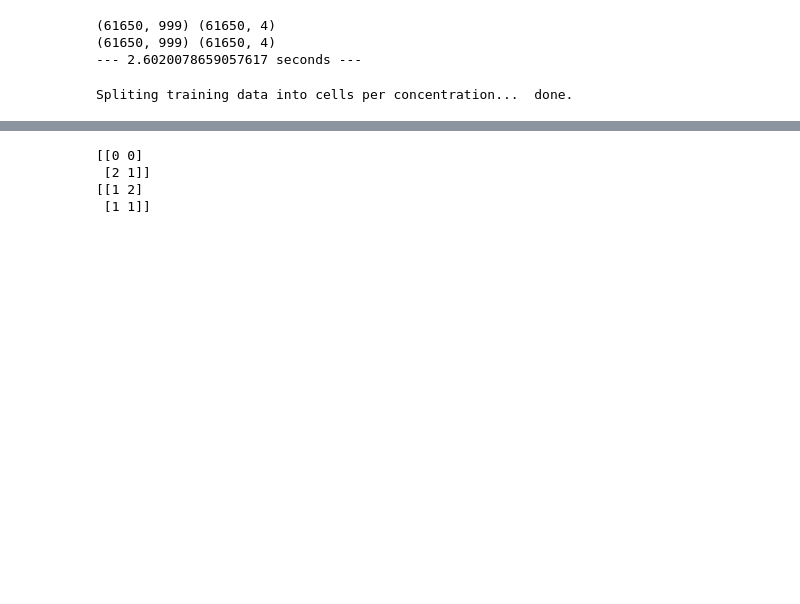
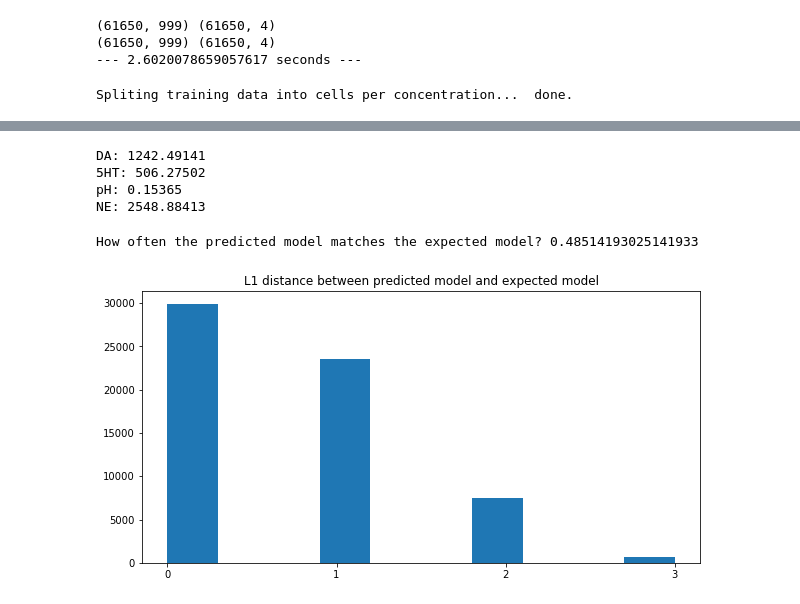
Before and after one commit to CSC-UW/InceptionTime, a Jupyter notebook: glmnet_cf_ensemble.ipynb, the cells around one changed output, grey strips where cells are left out. Cells and saved outputs as stored; diff of their text form; code cells hidden in the pictures; blank space fills up the shorter version.

```diff
--- a/glmnet_cf_ensemble.ipynb
+++ b/glmnet_cf_ensemble.ipynb
@@ -233,42 +312,50 @@ with open(output_file, 'wb') as f:
 # %%
-
-# find the model with predictions closest to original range (sum over all analytes) and compute RMSE of each analyte for that model
-
-# generate the predictions for each model
-y_hats = np.zeros((len(models), y_val.shape[0], y_val.shape[1]))
-for (ix, x) in enumerate(models):
-    print(f'{ix} of {nx} ({x})')
-    model = models[x]
-# #     y_hat = cvglmnetPredict(fit, newx = x_val, s='lambda_min')
-    y_hat = cvglmnetPredict(model, newx = x_val, s='lambda_1se')
-#     y_hat = y_val[:,:,None]*(1.+0.1*np.random.randn(y_val.shape[0], y_val.shape[1], 1))
-    y_hats[ix,:,:] = y_hat[:,:,0]
-
+# print(ranges)
 # compute the differences to original intervals
 diff_y_hats = np.zeros(y_hats[:,:,analytes].shape)
+diff_y_true = np.zeros(y_hats[:,:,analytes].shape)
 for (ix,x) in enumerate(models):
+#     print(x)
     for ia in range(len(analytes)):
+#         print(ix, ia, analytes[ia], x[ia], ranges[ia][x[ia]])
         diff_y_hats[ix,:,ia] = (y_hats[ix,:,analytes[ia]] - ranges[ia][x[ia]])**2
+        # save that for comparing how often the predicted model matches the "ideal" model
+        diff_y_true[ix,:,ia] = (y_to_pred[:,analytes[ia]] - ranges[ia][x[ia]])**2
 
 # find the model with sum of predictions closest to original intervals
-model_e = np.sum(diff_y_hats,axis=2)
+model_e = np.sqrt(np.sum(diff_y_hats,axis=2)) # take sqrt to make it easier to debug, doesn't change the ordering
 min_idx = model_e.argmin(axis=0)
 
 # compute the RMSE for each sample (there is certainly a more pythonic way to do that, but that works)
 rmse = np.zeros((4,), dtype=np.float64)
 for (sample_idx, model_idx) in enumerate(min_idx):
-    rmse += (y_hats[model_idx, sample_idx, :] - y_val[sample_idx, :])**2/y_val.shape[0]
+    rmse += (y_hats[model_idx, sample_idx, :] - y_to_pred[sample_idx, :])**2/y_to_pred.shape[0]
+
 rmse = np.sqrt(rmse)
 
 for (armse, name) in zip(rmse,names):
     print('%s: %4.5f'%(name,armse), flush=True)
+# %% [output]
+DA: 1242.49141
+5HT: 506.27502
+pH: 0.15365
+NE: 2548.88413
-# %%
-x=np.array([ [[1,2],[3,4]], [[4,3],[2,1]], [[2,4],[1,4]] ])
-idx_min = np.argmin(x,axis=0)
-print(idx_min)
-print(idx_min.choose(x))
-# %% [output]
-[[0 0]
- [2 1]]
-[[1 2]
- [1 1]]
+# %%
+# find the model with sum of predictions closest to original intervals
+real_model_e = np.sqrt(np.sum(diff_y_true,axis=2)) # take sqrt to make it easier to debug, doesn't change the ordering
+real_min_idx = real_model_e.argmin(axis=0)
+ratio_same = sum(real_min_idx == min_idx)/min_idx.shape[0]
+print(f'How often the predicted model matches the expected model? {ratio_same}')
+# fig, axs = plt.subplots(1, 2, sharey=False, sharex=False, tight_layout=True, figsize=(20,10))
+x = np.array(list(split_data.keys()))
+d = np.zeros(min_idx.shape)
+for sample in range(len(d)):
+    d[sample] = sum(abs(x[min_idx[sample], :] - x[real_min_idx[sample], :]))
+fig, axs = plt.subplots(figsize=(10,5))
+axs.hist(d)
+axs.set_xticks(range(0, x.shape[1]+1))
+axs.set_title('L1 distance between predicted model and expected model')
+plt.show()
+# %% [output]
+How often the predicted model matches the expected model? 0.48514193025141933
+[figure, added]
```
Also changed, not shown: parts of 9 cells of this notebook.
